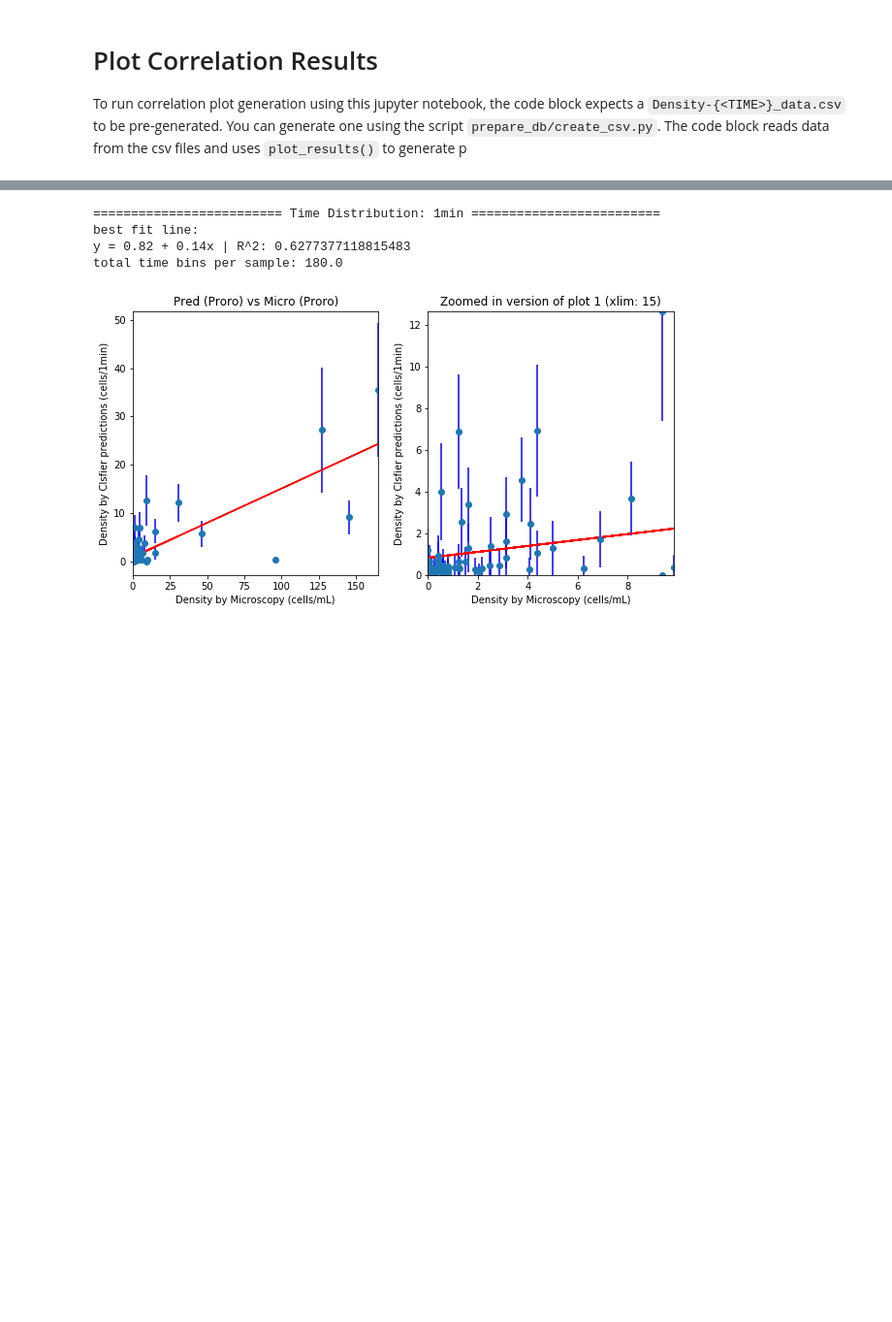
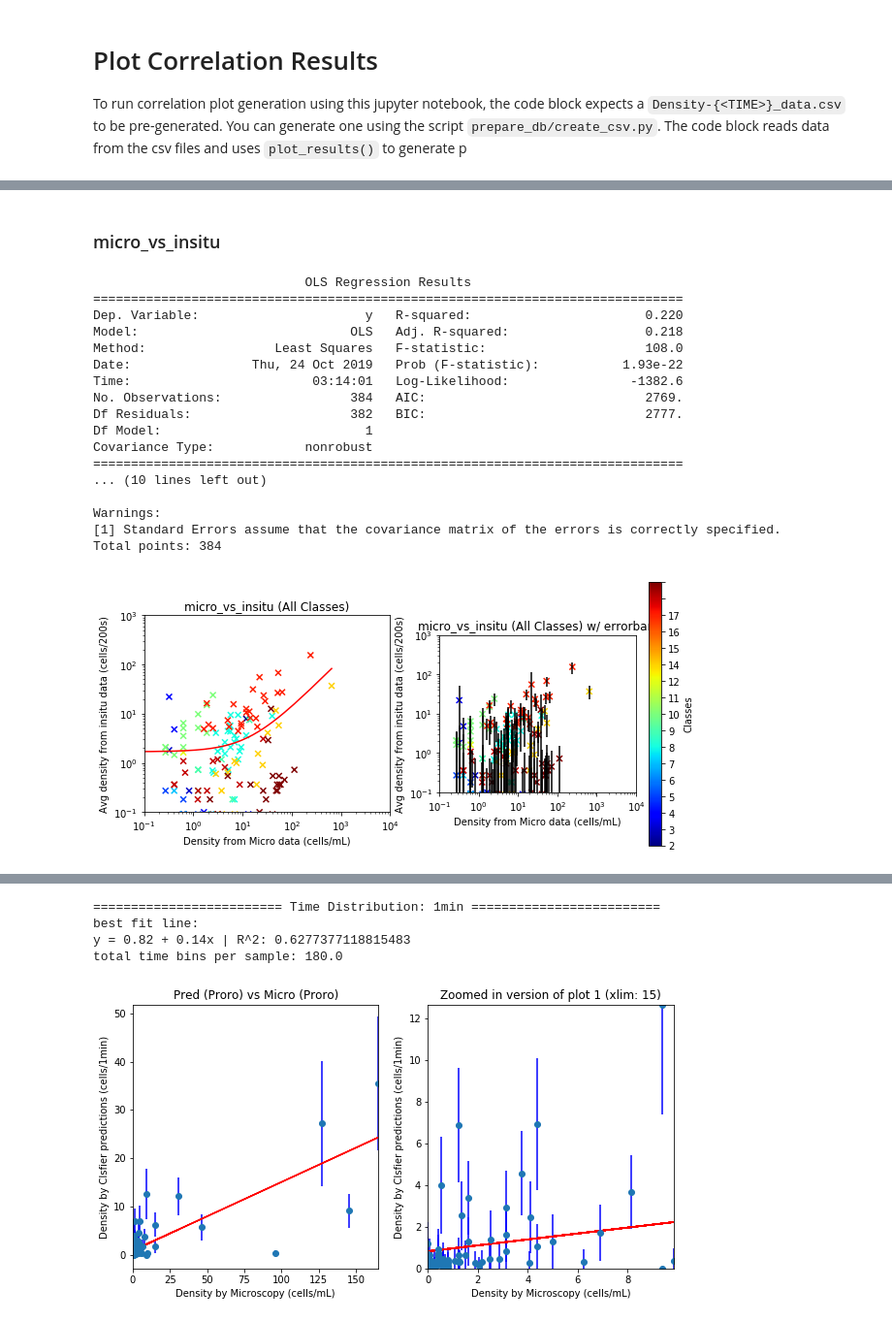
Before and after one commit to hab-spc/hab-rnd, a Jupyter notebook: validate_exp/validate_time_dst.ipynb, the cells around one changed output, grey strips where cells are left out. Shown at 97% size. Drawn from its saved outputs; the diff is of its cells as text; code cells hidden in the pictures; blank space fills up the shorter version.

```diff
--- a/validate_exp/validate_time_dst.ipynb
+++ b/validate_exp/validate_time_dst.ipynb
@@ -88,0 +94,23 @@ To run correlation plot generation using this jupyter notebook, the code block e
+# %% [markdown]
+### micro_vs_insitu
+# %%
+plot_sampling_correlation(smpl='micro_vs_insitu', df=df, plot_classes=False, compute_log_scale=True, t='200s', verbose=True)
+# %% [output]
+                            OLS Regression Results
+==============================================================================
+Dep. Variable:                      y   R-squared:                       0.220
+Model:                            OLS   Adj. R-squared:                  0.218
+Method:                 Least Squares   F-statistic:                     108.0
+Date:                Thu, 24 Oct 2019   Prob (F-statistic):           1.93e-22
+Time:                        03:14:01   Log-Likelihood:                -1382.6
+No. Observations:                 384   AIC:                             2769.
+Df Residuals:                     382   BIC:                             2777.
+Df Model:                           1
+Covariance Type:            nonrobust
+==============================================================================
+... (10 lines left out)
+
+Warnings:
+[1] Standard Errors assume that the covariance matrix of the errors is correctly specified.
+Total points: 384
+[figure, added]
```
Also changed, not shown: parts of 19 cells of this notebook, 5 other files.
